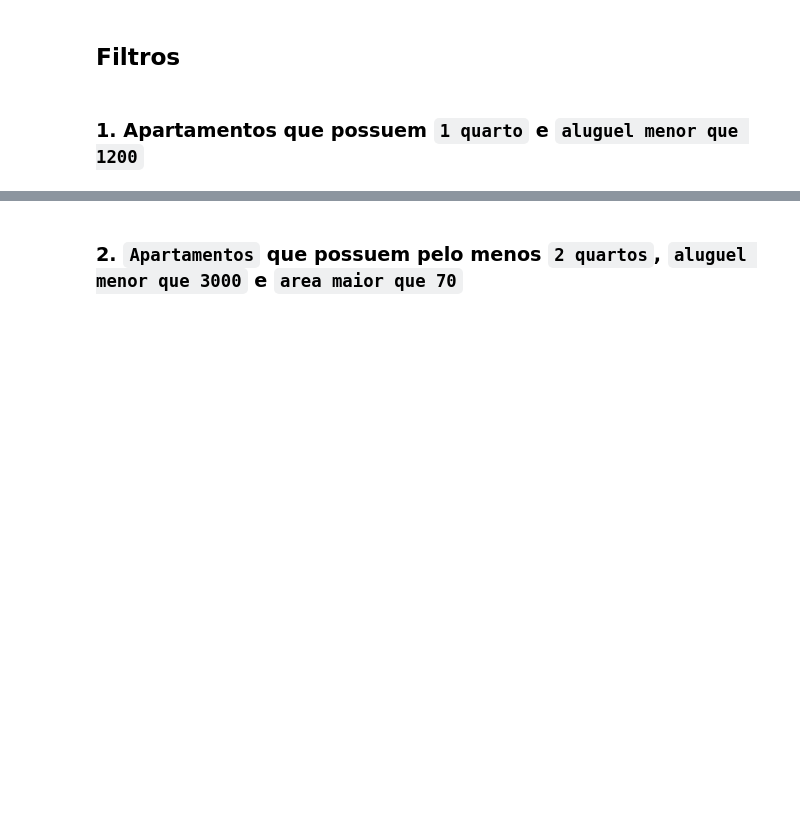
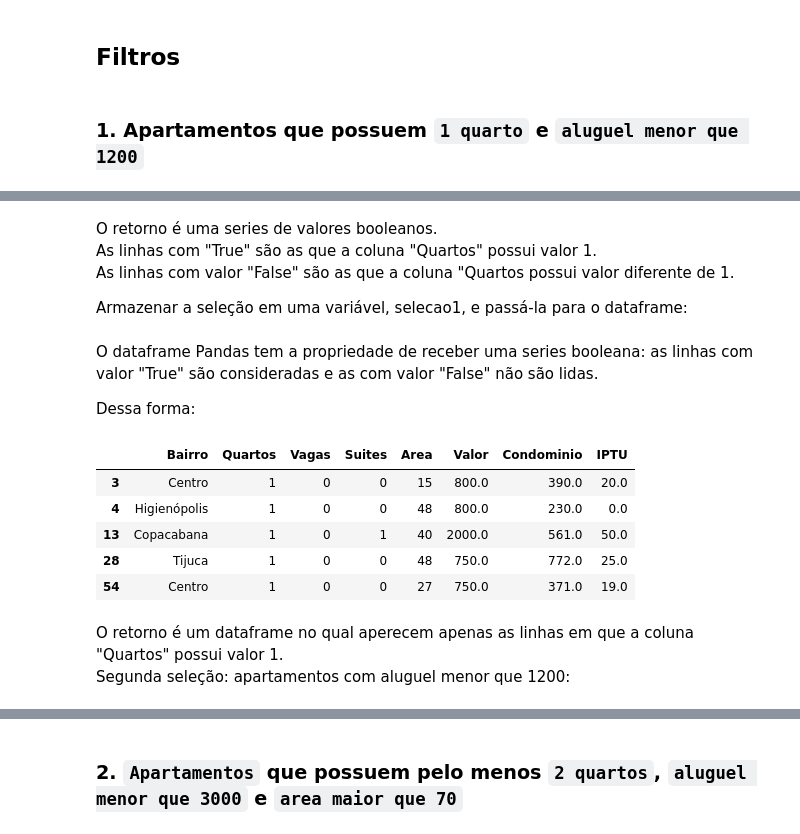
Before and after one commit to GabiDeutner/Python_Data_Science, a Jupyter notebook: notebook_inicial.ipynb, the cells around one changed output, grey strips where cells are left out. Saved outputs shown, nothing was run; the diff lists cells and outputs as text; code cells hidden in the pictures; blank space fills up the shorter version.

```diff
--- a/notebook_inicial.ipynb
+++ b/notebook_inicial.ipynb
@@ -848,0 +869,6 @@ A coluna "Tipo" foi removida. Todos os registros inconsistentes da base de dados
+# %% [markdown]
+O retorno é uma series de valores booleanos. <br>
+As linhas com "True" são as que a coluna "Quartos" possui valor 1.<br>
+As linhas com valor "False" são as que a coluna "Quartos possui valor diferente de 1.<br>
+
+Armazenar a seleção em uma variável, selecao1, e passá-la para o dataframe:
@@ -848,0 +877,17 @@ A coluna "Tipo" foi removida. Todos os registros inconsistentes da base de dados
+# %% [markdown]
+O dataframe Pandas tem a propriedade de receber uma series booleana: as linhas com valor "True" são consideradas e as com valor "False" não são lidas. <br>
+
+Dessa forma:
+# %%
+selecao1 = df['Quartos'] == 1
+df[selecao1].head(5)
+# %% [output]
+|  | Bairro | Quartos | Vagas | Suites | Area | Valor | Condominio | IPTU |
+| 3 | Centro | 1 | 0 | 0 | 15 | 800.0 | 390.0 | 20.0 |
+| 4 | Higienópolis | 1 | 0 | 0 | 48 | 800.0 | 230.0 | 0.0 |
+| 13 | Copacabana | 1 | 0 | 1 | 40 | 2000.0 | 561.0 | 50.0 |
+| 28 | Tijuca | 1 | 0 | 0 | 48 | 750.0 | 772.0 | 25.0 |
+| 54 | Centro | 1 | 0 | 0 | 27 | 750.0 | 371.0 | 19.0 |
+# %% [markdown]
+O retorno é um dataframe no qual aperecem apenas as linhas em que a coluna "Quartos" possui valor 1. <br>
+Segunda seleção: apartamentos com aluguel menor que 1200:
```
Also changed, not shown: parts of 20 cells of this notebook.
